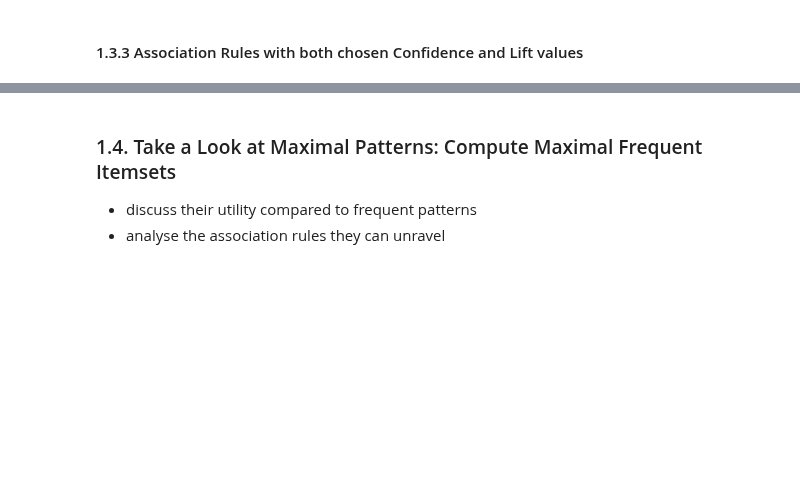
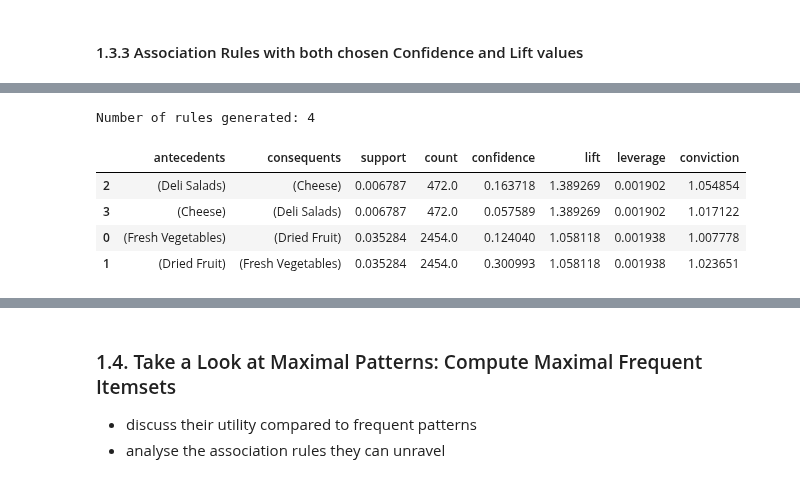
Before and after one commit to ijustsnapped/DataMine_PI, a Jupyter notebook: PD_202425_Project1/PD_202425_Project.ipynb, the cells around one changed output, grey strips where cells are left out. Cells and saved outputs as stored; diff of their text form; code cells hidden in the pictures; blank space fills up the shorter version.

Commit message:
conviction leverage

```diff
--- a/PD_202425_Project1/PD_202425_Project.ipynb
+++ b/PD_202425_Project1/PD_202425_Project.ipynb
@@ -1565,0 +1574,11 @@ Found 2 rules with support ≥ 0.5%, confidence ≥ 0.20, lift ≥ 1.20
+# %%
+rules_05   = generate_rules(binary_foodmart, 0.005, metric='leverage', min_threshold=0.0018)
+print("Number of rules generated:", len(rules_05))
+rules_05.sort_values('lift', ascending=False).head(20)
+# %% [output]
+Number of rules generated: 4
+|  | antecedents | consequents | support | count | confidence | lift | leverage | conviction |
+| 2 | (Deli Salads) | (Cheese) | 0.006787 | 472.0 | 0.163718 | 1.389269 | 0.001902 | 1.054854 |
+| 3 | (Cheese) | (Deli Salads) | 0.006787 | 472.0 | 0.057589 | 1.389269 | 0.001902 | 1.017122 |
+| 0 | (Fresh Vegetables) | (Dried Fruit) | 0.035284 | 2454.0 | 0.124040 | 1.058118 | 0.001938 | 1.007778 |
+| 1 | (Dried Fruit) | (Fresh Vegetables) | 0.035284 | 2454.0 | 0.300993 | 1.058118 | 0.001938 | 1.023651 |
```
Also changed, not shown: parts of 5 cells of this notebook, 1 other file.
